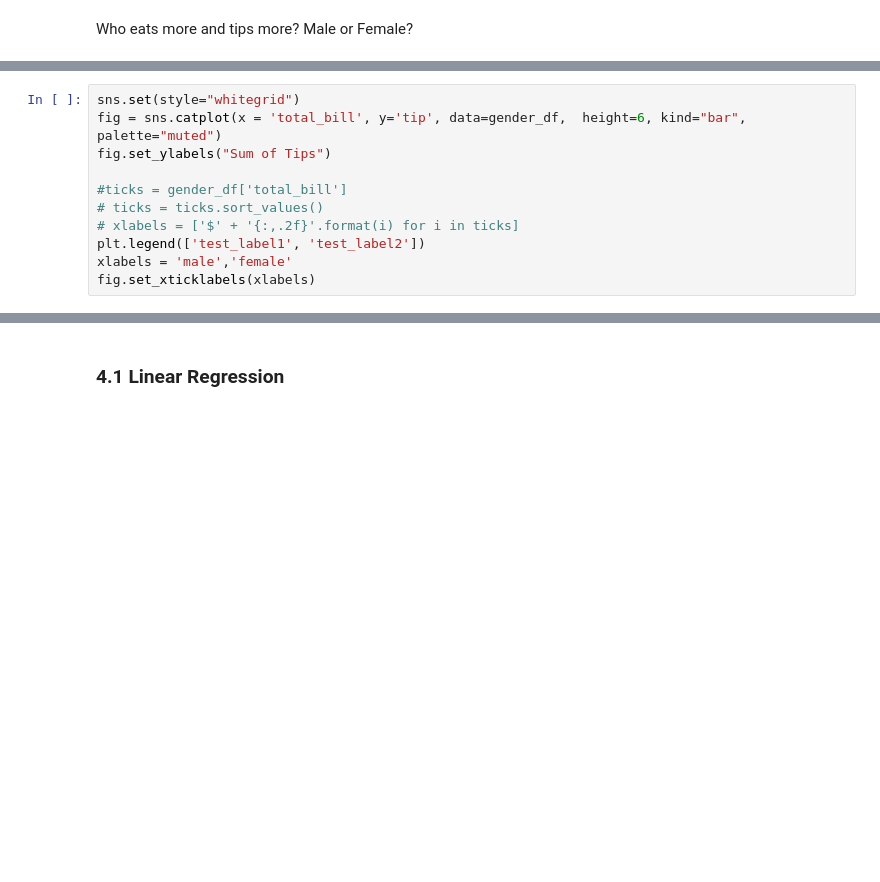
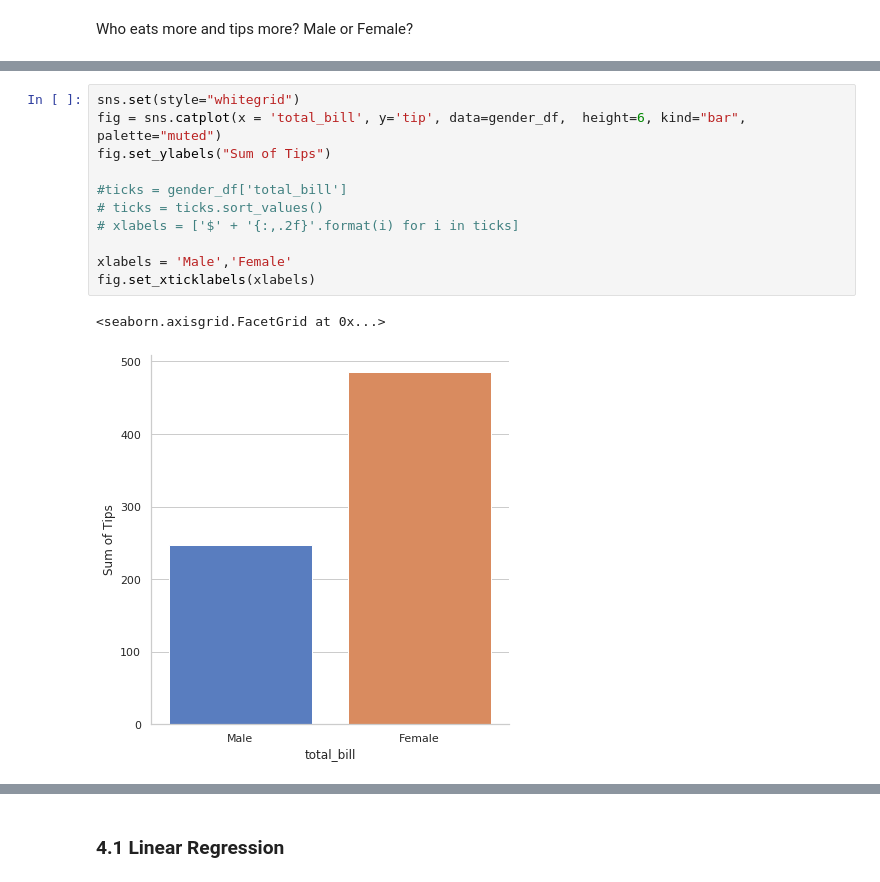
Before and after one commit to Slawak1/GMIT-FDA_Assesment_2019, a Jupyter notebook: gmit_fda_assesment_2019.ipynb, the cells around one changed output, grey strips where cells are left out. Cells and saved outputs as stored; diff of their text form; blank space fills up the shorter version.

```diff
--- a/gmit_fda_assesment_2019.ipynb
+++ b/gmit_fda_assesment_2019.ipynb
@@ -358,11 +401,14 @@ gender_df
 # %%
 sns.set(style="whitegrid")
 fig = sns.catplot(x = 'total_bill', y='tip', data=gender_df,  height=6, kind="bar", palette="muted")
 fig.set_ylabels("Sum of Tips")
 
 #ticks = gender_df['total_bill']
 # ticks = ticks.sort_values()
 # xlabels = ['$' + '{:,.2f}'.format(i) for i in ticks]
-plt.legend(['test_label1', 'test_label2'])
-xlabels = 'male','female'
+
+xlabels = 'Male','Female'
 fig.set_xticklabels(xlabels)
+# %% [output]
+<seaborn.axisgrid.FacetGrid at 0x...>
+[figure, added]
```
Also changed, not shown: parts of 39 cells of this notebook, 1 other file.
